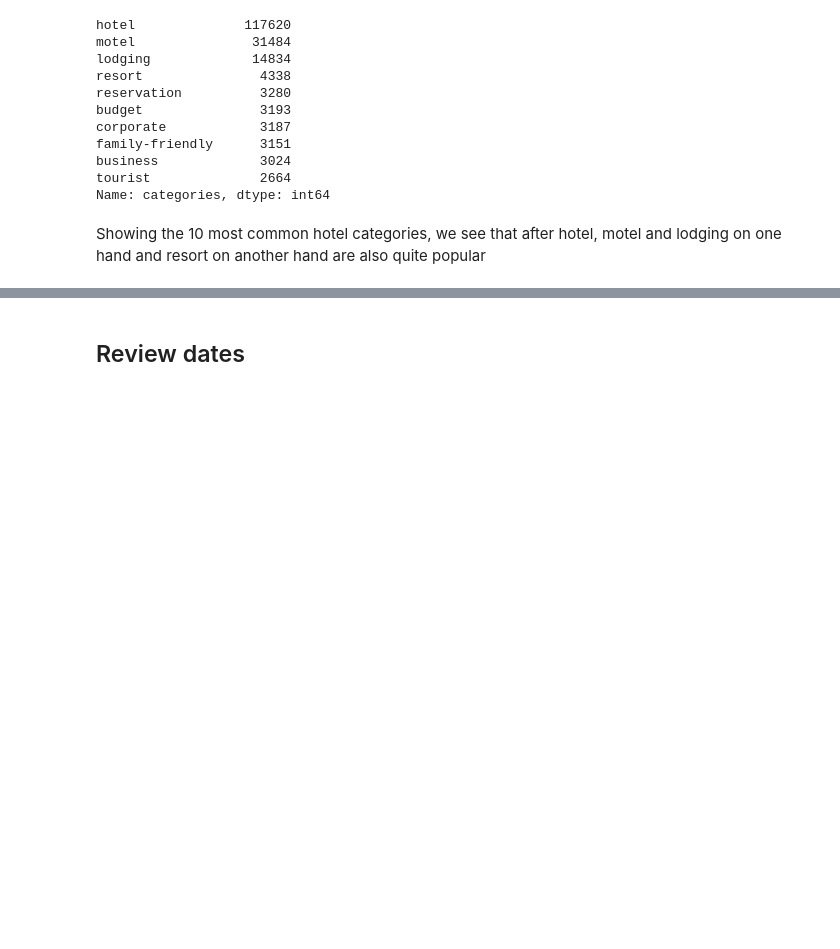
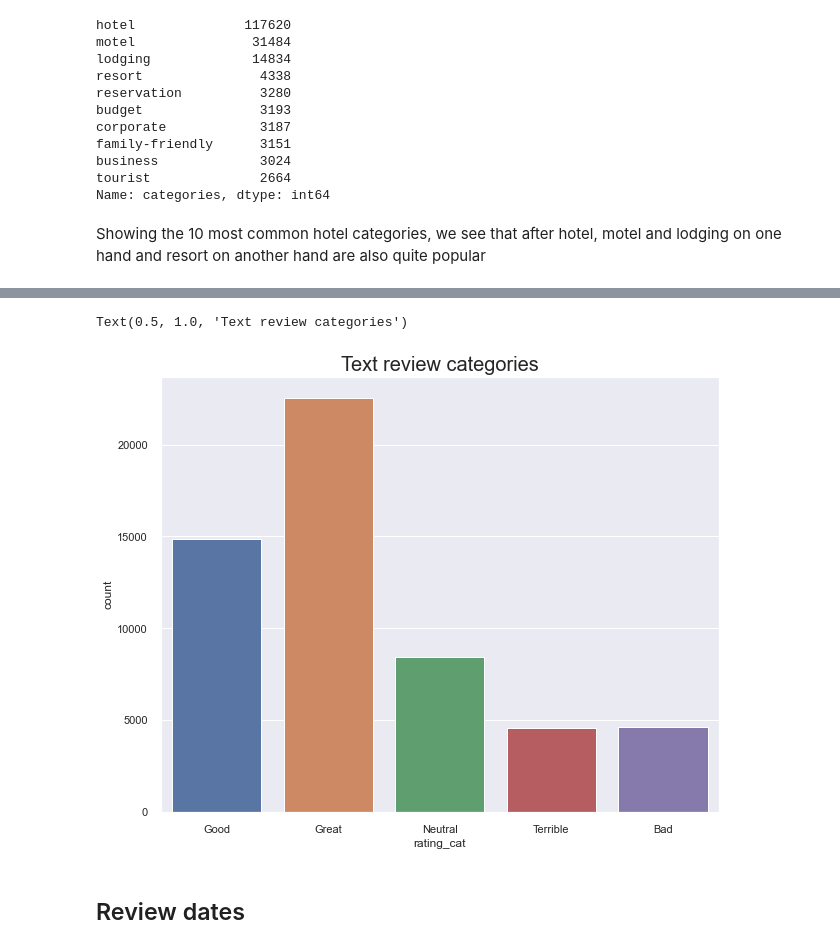
Before and after one commit to joehigh/IEOR4523_Project, a Jupyter notebook: Text_Analysis_Joe.ipynb, the cells around one changed output, grey strips where cells are left out. Cells and saved outputs as stored; diff of their text form; code cells hidden in the pictures; blank space fills up the shorter version.

```diff
--- a/Text_Analysis_Joe.ipynb
+++ b/Text_Analysis_Joe.ipynb
@@ -472,0 +475,17 @@ Showing the 10 most common hotel categories, we see that after hotel, motel and
+# %%
+def rating_bins(x):
+    if x == 1:
+        return "Terrible"
+    elif x > 1 and x < 3:
+        return "Bad"
+    elif x >= 3 and x < 4:
+        return "Neutral"
+    elif x > 3 and x <= 4:
+        return "Good"
+    else:
+        return "Great"
+
+get_bins = lambda x: rating_bins(x)
+# %%
+df["rating_cat"] = df.rating.apply(get_bins)
+df['rating_cat']
@@ -473,3 +505,11 @@ Showing the 10 most common hotel categories, we see that after hotel, motel and
+# %%
+import seaborn as sns
+plt.rcParams['figure.figsize'] = [10, 8]
+sns.countplot(df.rating_cat)
+plt.title("Text review categories", fontsize = 20)
+# %% [output]
+Text(0.5, 1.0, 'Text review categories')
+[figure, added]
 # %% [markdown]
 <h2> Review dates </h2>
 # %% [markdown]
```
Also changed, not shown: parts of 104 cells of this notebook.
